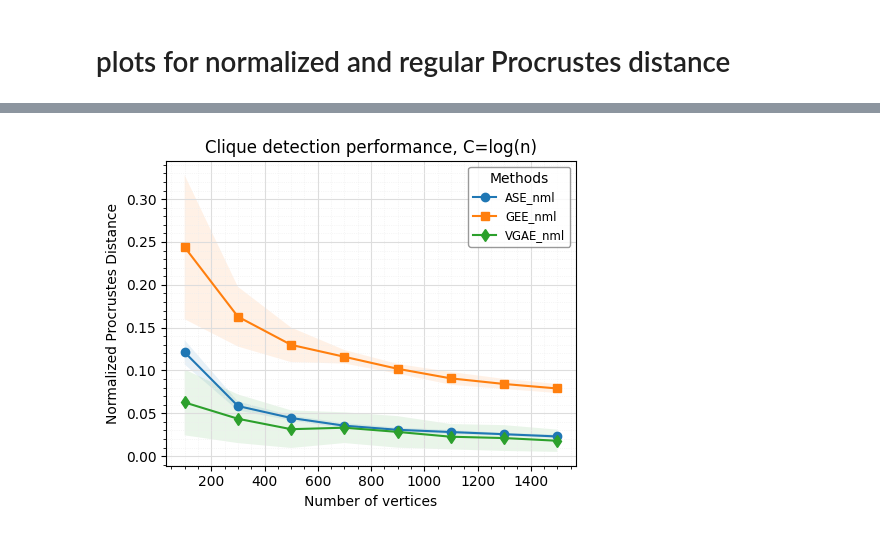
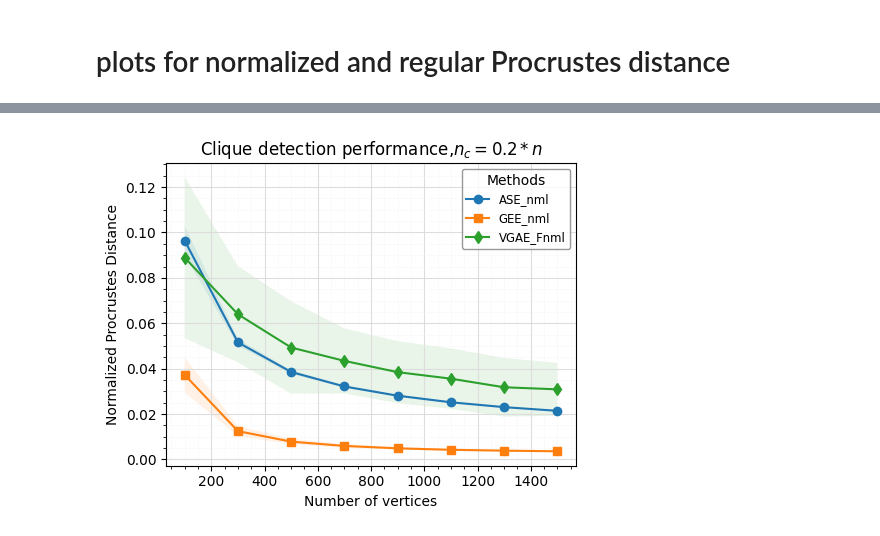
Before and after one commit to tong-qii/Clique_detection, a Jupyter notebook: EU_email.ipynb, the cells around one changed output, grey strips where cells are left out. Drawn from its saved outputs; the diff is of its cells as text; code cells hidden in the pictures.

```diff
--- a/EU_email.ipynb
+++ b/EU_email.ipynb
@@ -205,15 +214,17 @@ array([[1, 1, 0, ..., 0, 0, 0],
 # %%
+################# Embed on A0
 n=len(y[:,1])
 K=int(y.max())
-edgelist0 = adj_to_edg(A0)
+edgelist0 = adj_to_edg(A1)
 
 d=2 # from R getElbow
 
-graph0 = nx.from_numpy_matrix(A0,parallel_edges=False, create_using=None)
+graph0 = nx.from_numpy_matrix(A1,parallel_edges=False, create_using=None)
 adj0 = nx.to_numpy_array(graph0, dtype=int)
 ase = AdjacencySpectralEmbed(n_components=d, algorithm='truncated')
+############ ASE A0
 ASE_Xhat0 = ase.fit_transform(adj0)
-# EncoderLDA(A)
+############  GEE A0
 Z0, W0 = graph_encoder_embed(edgelist0,ys,n,Correlation= False)
 Z0.shape
 # %% [output]
@@ -546,0 +511,13 @@ plt.show()
+# %%
+# LOAD DATA
+#adjnorms = pd.read_csv ('./sim_data/new_sim/rdpgnocluster_adj0_norms1500.csv',sep=',',header = 0)
+#adjnorms = pd.read_csv ('./sim_data/new_sim/rdpg3_adj0_norms1500.csv',sep=',',header = 0)
+#adjnorms = adjnorms.rename(columns={'n':'nnn'})
+#print(adjnorms.head(3))
+#test = pd.concat([readdata, adjnorms], axis=1)
+#test['GEE_nml2']=test['GEE_dist2']/test['adj0_norm']
+#test['VGAE_Fnml'] = test['VGAE_Fnorm']/test['adj0_norm']
+print(test.tail(3))
+#readdata['GEE_nml2']=readdata['GEE_dist2']/readdata['adj0_norms']
+readdata['VGAE_Fnml']=readdata['VGAE_Fnorm']/readdata['adj0_norms']
+#print(readdata.head(3))
@@ -547,9 +534,12 @@ plt.show()
 # %%
 # get the normalized sub datafile
-nmldf = readdata[['ASE_nml','VGAE_nml','GEE_nml','N']]
-meltdf = pd.melt(nmldf, id_vars=['N'], var_name='variable', value_name='value')
+#nmldf = test[['ASE_nml','VGAE_Fnml','GEE_nml','GEE_nml2','n']]
+#nmldf = readdata[['ASE_nml','VGAE_Fnml','GEE_nml','GEE_nml2','n']]
+nmldf = readdata[['ASE_nml','VGAE_Fnml','GEE_nml','n']]
+#nmldf = readdata[['ASE_nml','VGAE_Fnml','GEE_nml','n']]
+meltdf = pd.melt(nmldf, id_vars=['n'], var_name='variable', value_name='value')
 summary_functions = {'value': ['min', 'mean', 'max', 'std']}
-finaldf = meltdf.groupby(['N', 'variable']).agg(summary_functions)
+finaldf = meltdf.groupby(['n', 'variable']).agg(summary_functions)
 finaldf.columns = ['_'.join(col).strip() for col in finaldf.columns.values]
 finaldf.reset_index(inplace=True)
 # %%
@@ -561,38 +551,39 @@ fig, ax = plt.subplots(figsize=(5, 4))
 
 for item in [fig, ax]:
     item.patch.set_visible(True)
 
 for variable, group in finaldf.groupby('variable'):
-    ax.plot(group['N'], group['value_mean'], label=variable)
-    ax.fill_between(group['N'], group['value_mean'] - group['value_std'],
+    ax.plot(group['n'], group['value_mean'], label=variable)
+    ax.fill_between(group['n'], group['value_mean'] - group['value_std'],
                     group['value_mean'] + group['value_std'], alpha=0.1)
     ax.grid(True)
     ax.grid(which='major', color='#DDDDDD', linewidth=0.8)
     ax.grid(which='minor', color='#EEEEEE', linestyle=':', linewidth=0.5)
     ax.minorticks_on()
 
 
 ax.set(xlabel='Number of vertices', ylabel='Normalized Procrustes Distance',
-       title='Clique detection performance, C='+cliquesize)
+       title='Clique detection performance, $n_c = 0.2*n$')   #+cliquesize) $$$$$$$$$$$$$$$$$$$$$$
 # ax.set_facecolor("white")
 
 # set markers
-#markers = ['o', 's', 'd','v','x','8']
-markers = ['o', 's', 'd']
+markers = ['o', 's', 'd','v','x','8']
+#markers = ['o', 's', 'd','v']
+#markers = ['o', 's', 'd']
 for i, line in enumerate(ax.get_lines()):
     line.set_marker(markers[i])
 
 #ax.legend(ax.get_lines(), finaldf.columns, loc='upper left', ncol=2)
 
 plt.tight_layout()
 
 legend = plt.legend(frameon = 1,loc = 1,title="Methods",fontsize='small',fancybox=True )
 frame = legend.get_frame()
 frame.set_facecolor('white')
 frame.set_edgecolor('grey')
 
 
-plt.show()
-#plt.savefig('./plots/rdm_diri_3rdpglogn' + cliquesize + '.png')
+#plt.show()
+#plt.savefig('./plots/newplots2/rdpg3_02n_nml.png')# + cliquesize + '.png')
 # %% [output]
-[figure, old version]
+[figure, new version]
```
Also changed, not shown: parts of 13 cells of this notebook, 3 other files.
